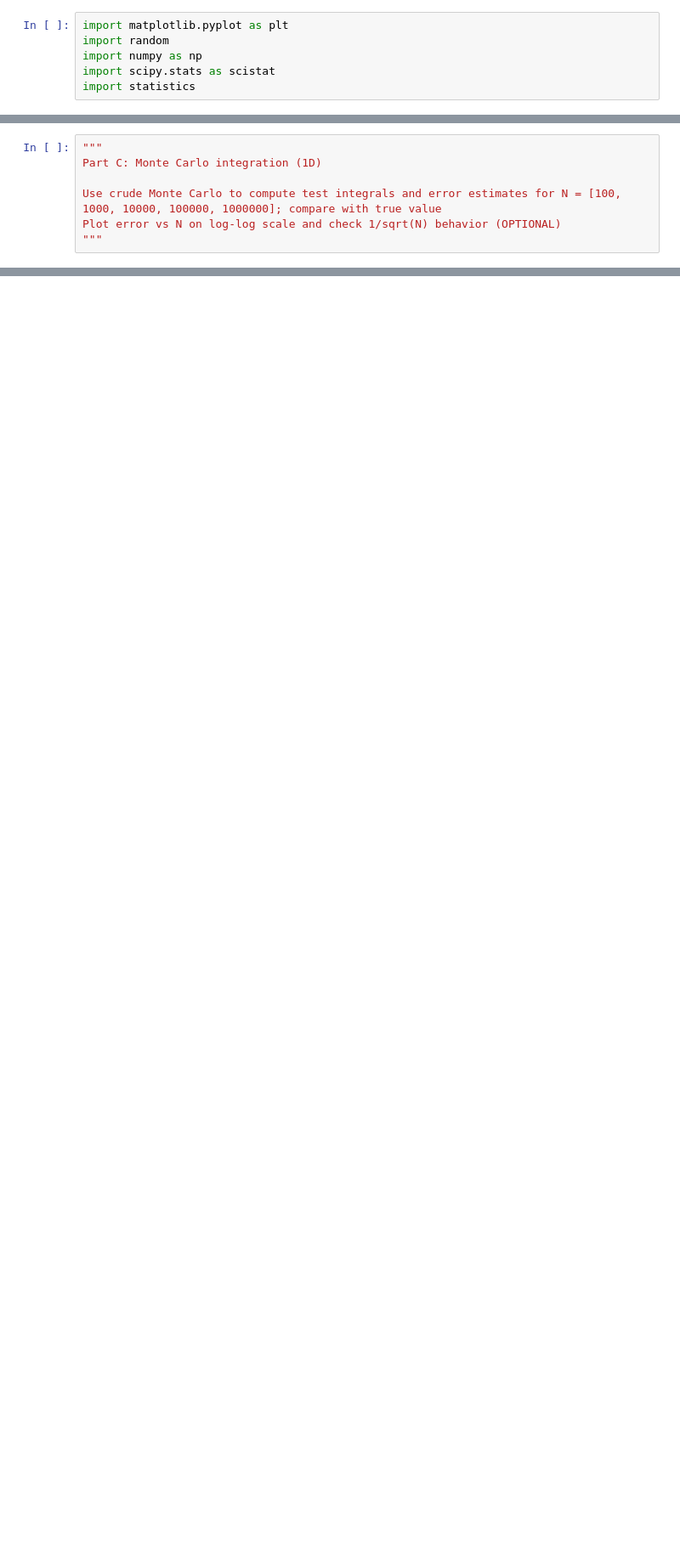
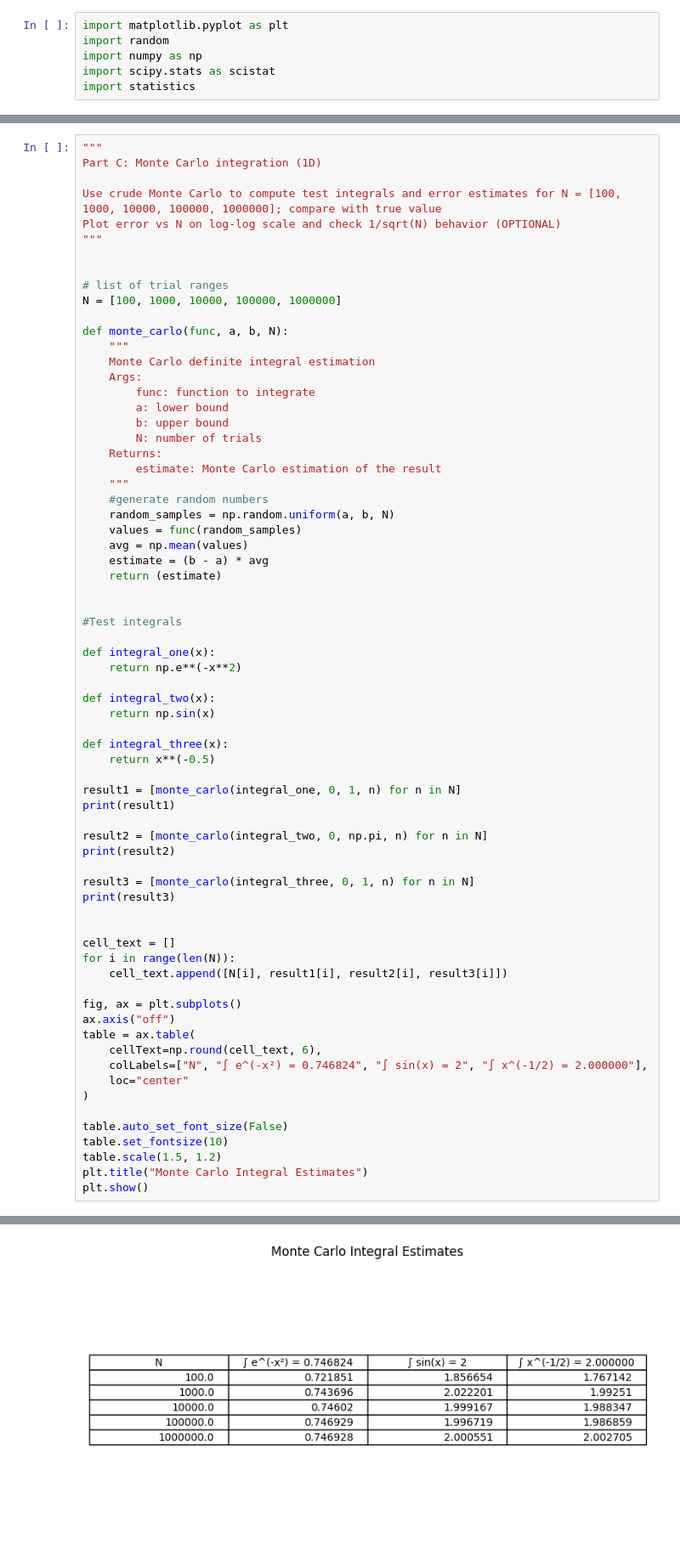
Before and after one commit to hdauphin/PHYS420Fall25, a Jupyter notebook: HW02.ipynb, the cells around one changed output, grey strips where cells are left out. Shown at 85% size. Cells and saved outputs as stored; diff of their text form; blank space fills up the shorter version.

```diff
--- a/HW02.ipynb
+++ b/HW02.ipynb
@@ -97,3 +107,66 @@ Part C: Monte Carlo integration (1D)
 Use crude Monte Carlo to compute test integrals and error estimates for N = [100, 1000, 10000, 100000, 1000000]; compare with true value
 Plot error vs N on log-log scale and check 1/sqrt(N) behavior (OPTIONAL)
 """
+
+
+# list of trial ranges
+N = [100, 1000, 10000, 100000, 1000000]
+
+def monte_carlo(func, a, b, N):
+    """
+    Monte Carlo definite integral estimation
+    Args:
+        func: function to integrate
+        a: lower bound
+        b: upper bound
+        N: number of trials
+    Returns:
+        estimate: Monte Carlo estimation of the result
+    """
+    #generate random numbers
+    random_samples = np.random.uniform(a, b, N)
+    values = func(random_samples)
+    avg = np.mean(values)
+    estimate = (b - a) * avg
+    return (estimate)
+
+
+#Test integrals
+
+def integral_one(x):
+    return np.e**(-x**2)
+
+def integral_two(x):
+    return np.sin(x)
+
+def integral_three(x):
+    return x**(-0.5)
+
+result1 = [monte_carlo(integral_one, 0, 1, n) for n in N]
+print(result1)
+
+result2 = [monte_carlo(integral_two, 0, np.pi, n) for n in N]
+print(result2)
+
+result3 = [monte_carlo(integral_three, 0, 1, n) for n in N]
+print(result3)
+
+
+cell_text = []
+for i in range(len(N)):
+    cell_text.append([N[i], result1[i], result2[i], result3[i]])
+
+fig, ax = plt.subplots()
+ax.axis("off")
+table = ax.table(
+    cellText=np.round(cell_text, 6),
+    colLabels=["N", "∫ e^(-x²) = 0.746824", "∫ sin(x) = 2", "∫ x^(-1/2) = 2.000000"],
+    loc="center"
+)
+
+table.auto_set_font_size(False)
+table.set_fontsize(10)
+table.scale(1.5, 1.2)
+plt.title("Monte Carlo Integral Estimates")
+plt.show()
+# %% [output]
@@ -99,0 +176 @@ Plot error vs N on log-log scale and check 1/sqrt(N) behavior (OPTIONAL)
+[figure, added]
```
Also changed, not shown: parts of 3 cells of this notebook.
